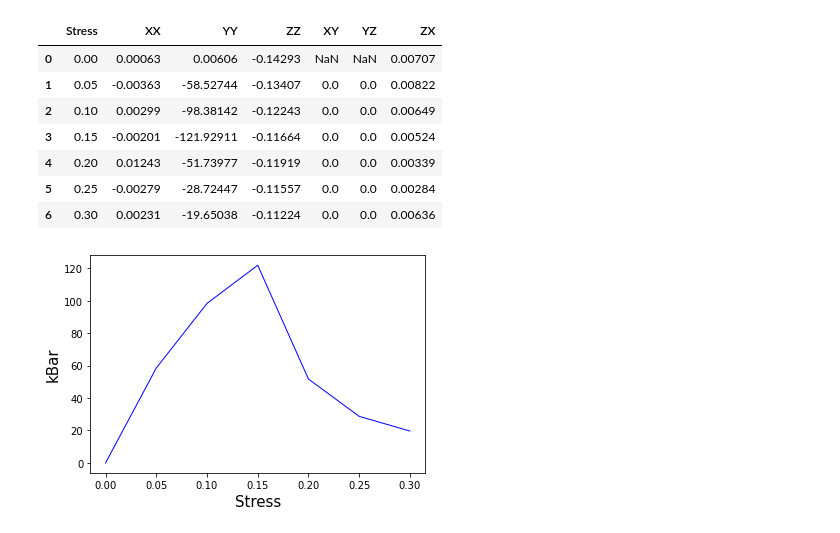
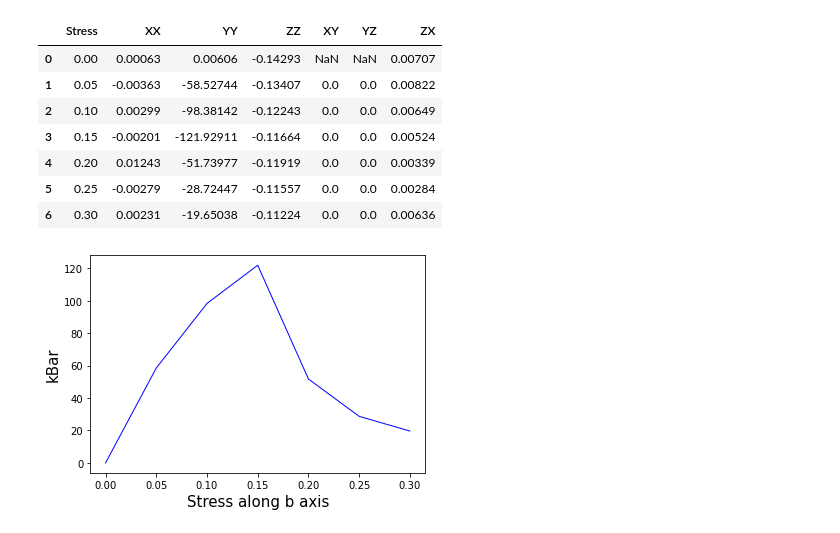
Before and after one commit to EySword/JupyterFile, a Jupyter notebook: compute_data/CP/stress/init_plot.ipynb, the cells around one changed output. Saved outputs shown, nothing was run; the diff lists cells and outputs as text; code cells hidden in the pictures.

```diff
--- a/compute_data/CP/stress/init_plot.ipynb
+++ b/compute_data/CP/stress/init_plot.ipynb
@@ -52,10 +53,11 @@ data_b
 # %%
 plt.figure()
 X=data_b["Stress"]
 Y=data_b["YY"]
 plt.plot(X,-Y,color='blue',linewidth=1)
-plt.xlabel('Stress',size=15)
+plt.xlabel('Stress along b axis',size=15)
 plt.ylabel('kBar',size=15)
+plt.savefig('bStress.png',dpi=600)
 plt.show()
 # %% [output]
-[figure, old version]
+[figure, new version]
```
Also changed, not shown: parts of 1 cell of this notebook, 28 other files.
